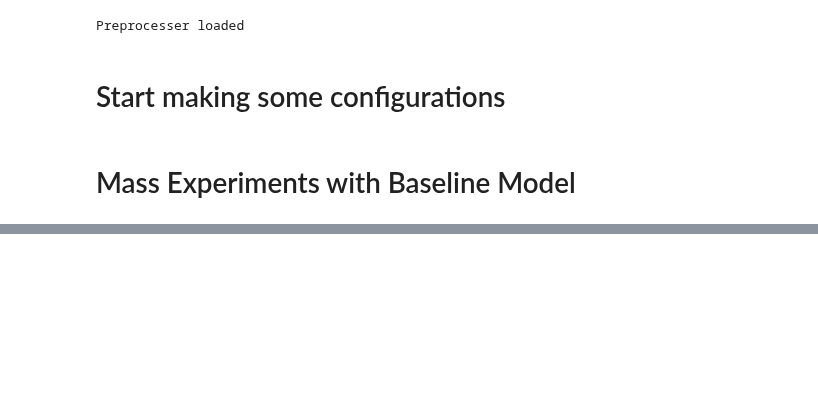
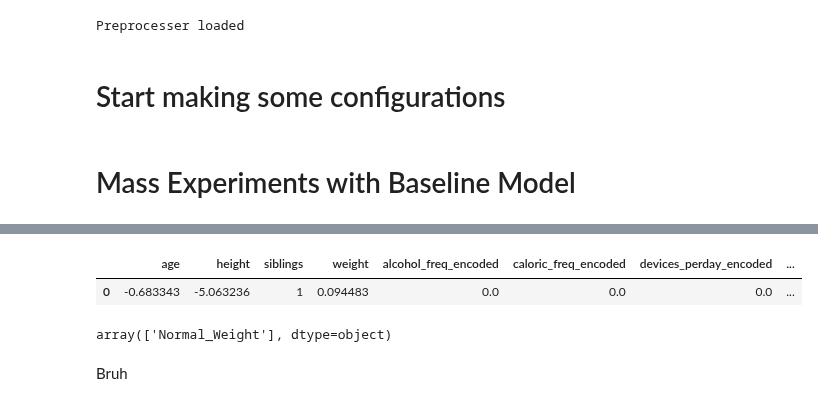
Before and after one commit to 0xMarc0s/IMS_ML_project, a Jupyter notebook: Preliminary Notebooks/experiments.ipynb, the cells around one changed output, grey strips where cells are left out. Saved outputs shown, nothing was run; the diff lists cells and outputs as text; code cells hidden in the pictures; blank space fills up the shorter version.

```diff
--- a/Preliminary Notebooks/experiments.ipynb
+++ b/Preliminary Notebooks/experiments.ipynb
@@ -565,0 +765,12 @@ smoke_1.0                            0.001240
+# %%
+a, b = run(X_train,x, config_12)
+b
+# %% [output]
+|  | age | height | siblings | weight | alcohol_freq_encoded | caloric_freq_encoded | devices_perday_encoded | ... |
+| 0 | -0.683343 | -5.063236 | 1 | 0.094483 | 0.0 | 0.0 | 0.0 | ... |
+# %%
+trees[12].predict(b)
+# %% [output]
+array(['Normal_Weight'], dtype=object)
+# %% [markdown]
+Bruh
```
Also changed, not shown: parts of 11 cells of this notebook, 2 other files.
